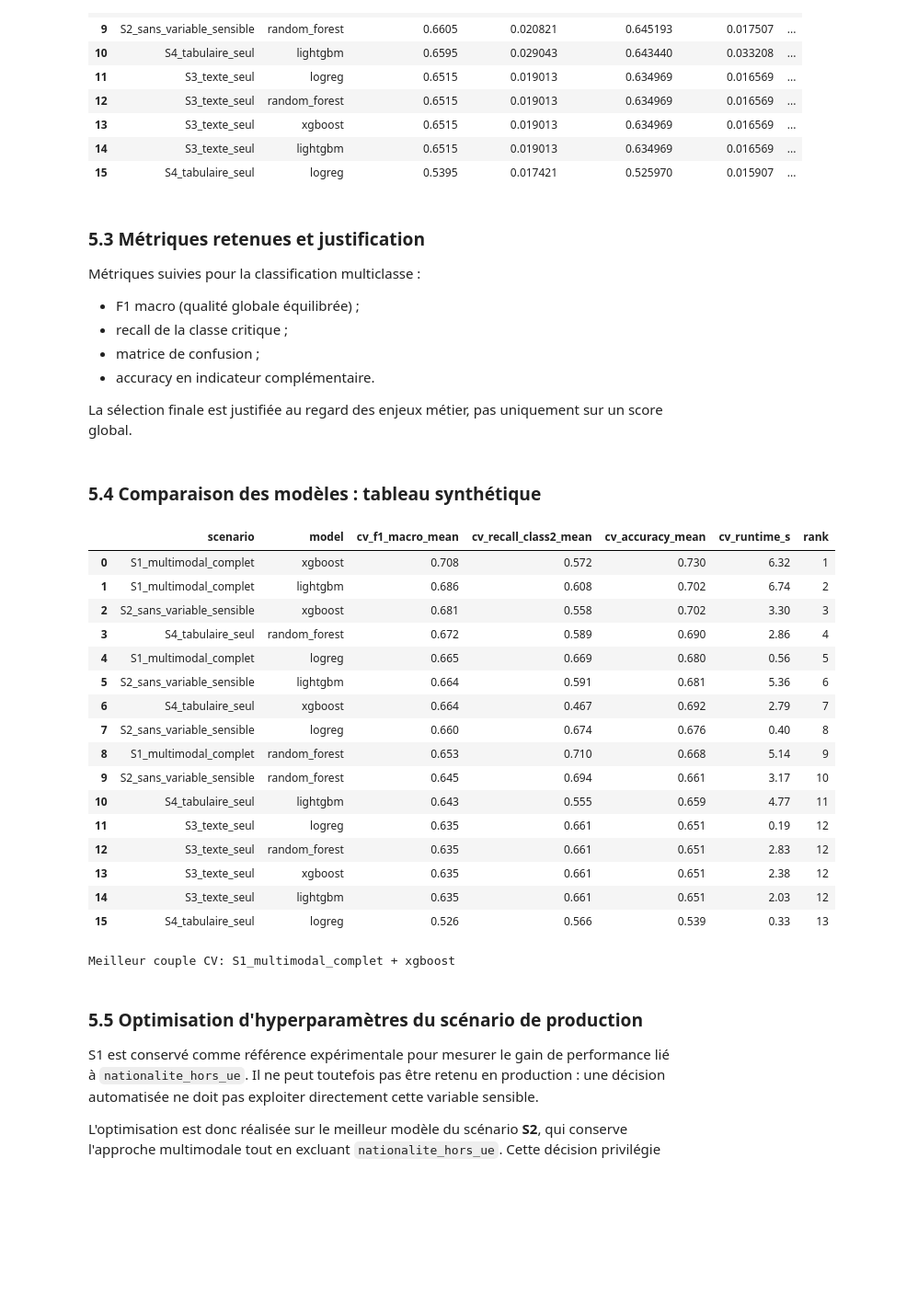
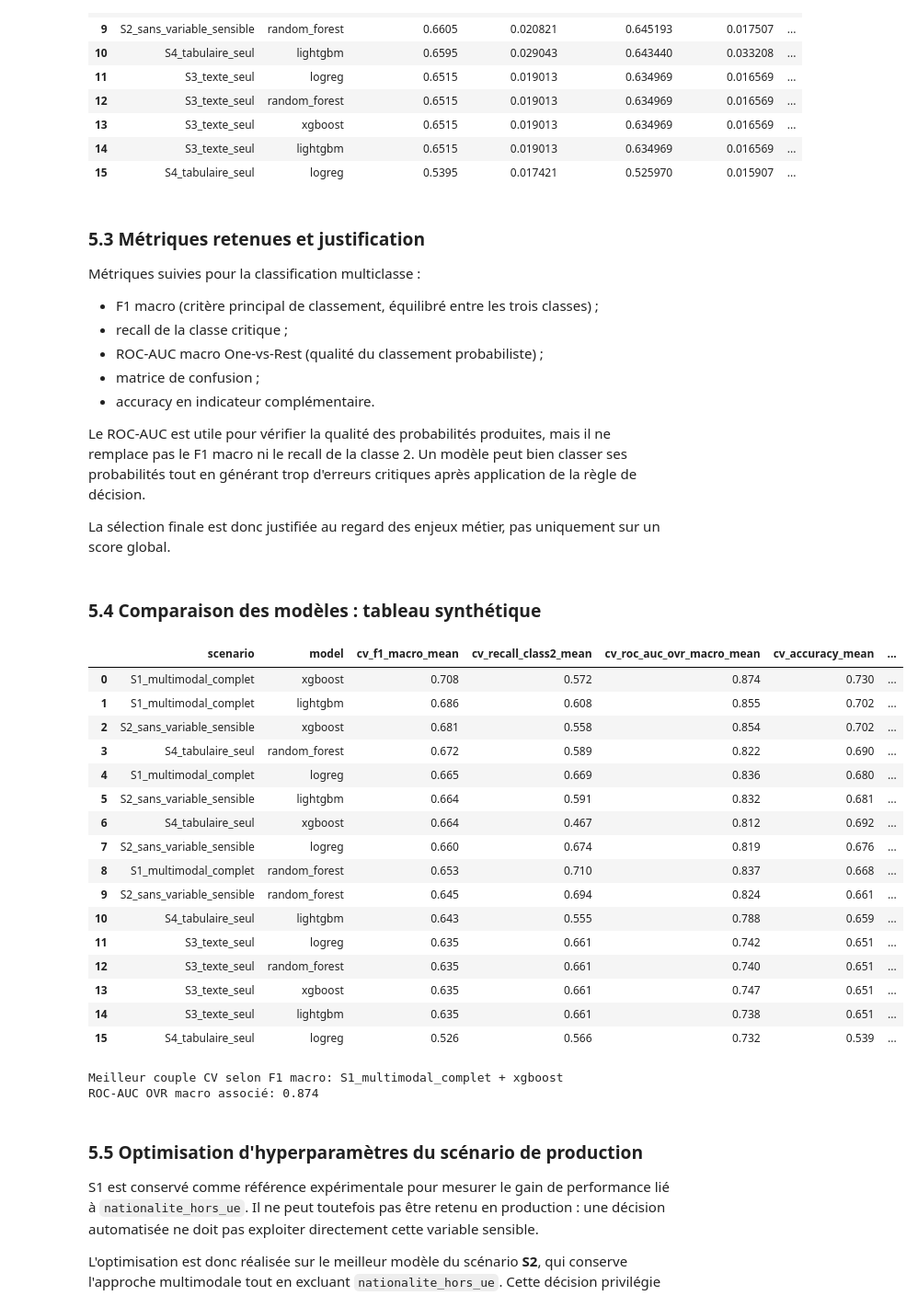
Before and after one commit to userZku/multimodal-classification, a Jupyter notebook: notebooks/multimodal-classification.ipynb, the cells around one changed output. Shown at 92% size. Cells and saved outputs as stored; diff of their text form; code cells hidden in the pictures; blank space fills up the shorter version.

```diff
--- a/notebooks/multimodal-classification.ipynb
+++ b/notebooks/multimodal-classification.ipynb
@@ -1105,6 +1105,7 @@ scoring = {
     "accuracy": "accuracy",
     "f1_macro": "f1_macro",
     "recall_class_2": make_scorer(recall_class_2),
+    "roc_auc_ovr_macro": "roc_auc_ovr",
 }
 
 candidate_models = {
@@ -1180,6 +1181,8 @@ for scen_name, scen_obj in scenario_data.items():
             "cv_f1_macro_std": float(np.std(scores["test_f1_macro"])),
             "cv_recall_class2_mean": float(np.mean(scores["test_recall_class_2"])),
             "cv_recall_class2_std": float(np.std(scores["test_recall_class_2"])),
+            "cv_roc_auc_ovr_macro_mean": float(np.mean(scores["test_roc_auc_ovr_macro"])),
+            "cv_roc_auc_ovr_macro_std": float(np.std(scores["test_roc_auc_ovr_macro"])),
             "cv_runtime_s": round(duration, 2),
         })
 
@@ -1211,63 +1214,70 @@ display(cv_results)
 ### 5.3 Métriques retenues et justification
 
 Métriques suivies pour la classification multiclasse :
-- F1 macro (qualité globale équilibrée) ;
+- F1 macro (critère principal de classement, équilibré entre les trois classes) ;
 - recall de la classe critique ;
+- ROC-AUC macro One-vs-Rest (qualité du classement probabiliste) ;
 - matrice de confusion ;
 - accuracy en indicateur complémentaire.
 
-La sélection finale est justifiée au regard des enjeux métier, pas uniquement sur un score global.
+Le ROC-AUC est utile pour vérifier la qualité des probabilités produites, mais il ne remplace pas le F1 macro ni le recall de la classe 2. Un modèle peut bien classer ses probabilités tout en générant trop d'erreurs critiques après application de la règle de décision.
+
+La sélection finale est donc justifiée au regard des enjeux métier, pas uniquement sur un score global.
 # %% [markdown]
 ### 5.4 Comparaison des modèles : tableau synthétique
 # %%
 assert "cv_results" in globals(), "Exécuter la cellule 5.2 avant la comparaison"
 
 comparison_cols = [
     "scenario",
     "model",
     "cv_f1_macro_mean",
     "cv_recall_class2_mean",
+    "cv_roc_auc_ovr_macro_mean",
     "cv_accuracy_mean",
     "cv_runtime_s",
 ]
 
 comparison_table = cv_results[comparison_cols].copy()
 comparison_table["rank"] = comparison_table["cv_f1_macro_mean"].rank(
     ascending=False, method="dense"
 ).astype(int)
 
 comparison_table = comparison_table.sort_values(["rank", "cv_recall_class2_mean"]).reset_index(drop=True)
 
 display(comparison_table.style.format({
     "cv_f1_macro_mean": "{:.3f}",
     "cv_recall_class2_mean": "{:.3f}",
+    "cv_roc_auc_ovr_macro_mean": "{:.3f}",
     "cv_accuracy_mean": "{:.3f}",
     "cv_runtime_s": "{:.2f}",
 }))
 
 best_row = comparison_table.iloc[0]
 best_scenario = best_row["scenario"]
 best_model_name = best_row["model"]
-print(f"Meilleur couple CV: {best_scenario} + {best_model_name}")
+print(f"Meilleur couple CV selon F1 macro: {best_scenario} + {best_model_name}")
+print(f"ROC-AUC OVR macro associé: {best_row['cv_roc_auc_ovr_macro_mean']:.3f}")
 # %% [output]
-|  | scenario | model | cv_f1_macro_mean | cv_recall_class2_mean | cv_accuracy_mean | cv_runtime_s | rank |
-| 0 | S1_multimodal_complet | xgboost | 0.708 | 0.572 | 0.730 | 6.32 | 1 |
-| 1 | S1_multimodal_complet | lightgbm | 0.686 | 0.608 | 0.702 | 6.74 | 2 |
-| 2 | S2_sans_variable_sensible | xgboost | 0.681 | 0.558 | 0.702 | 3.30 | 3 |
-| 3 | S4_tabulaire_seul | random_forest | 0.672 | 0.589 | 0.690 | 2.86 | 4 |
-| 4 | S1_multimodal_complet | logreg | 0.665 | 0.669 | 0.680 | 0.56 | 5 |
-| 5 | S2_sans_variable_sensible | lightgbm | 0.664 | 0.591 | 0.681 | 5.36 | 6 |
-| 6 | S4_tabulaire_seul | xgboost | 0.664 | 0.467 | 0.692 | 2.79 | 7 |
-| 7 | S2_sans_variable_sensible | logreg | 0.660 | 0.674 | 0.676 | 0.40 | 8 |
-| 8 | S1_multimodal_complet | random_forest | 0.653 | 0.710 | 0.668 | 5.14 | 9 |
-| 9 | S2_sans_variable_sensible | random_forest | 0.645 | 0.694 | 0.661 | 3.17 | 10 |
-| 10 | S4_tabulaire_seul | lightgbm | 0.643 | 0.555 | 0.659 | 4.77 | 11 |
-| 11 | S3_texte_seul | logreg | 0.635 | 0.661 | 0.651 | 0.19 | 12 |
-| 12 | S3_texte_seul | random_forest | 0.635 | 0.661 | 0.651 | 2.83 | 12 |
-| 13 | S3_texte_seul | xgboost | 0.635 | 0.661 | 0.651 | 2.38 | 12 |
-| 14 | S3_texte_seul | lightgbm | 0.635 | 0.661 | 0.651 | 2.03 | 12 |
-| 15 | S4_tabulaire_seul | logreg | 0.526 | 0.566 | 0.539 | 0.33 | 13 |
+|  | scenario | model | cv_f1_macro_mean | cv_recall_class2_mean | cv_roc_auc_ovr_macro_mean | cv_accuracy_mean | ... |
+| 0 | S1_multimodal_complet | xgboost | 0.708 | 0.572 | 0.874 | 0.730 | ... |
+| 1 | S1_multimodal_complet | lightgbm | 0.686 | 0.608 | 0.855 | 0.702 | ... |
+| 2 | S2_sans_variable_sensible | xgboost | 0.681 | 0.558 | 0.854 | 0.702 | ... |
+| 3 | S4_tabulaire_seul | random_forest | 0.672 | 0.589 | 0.822 | 0.690 | ... |
+| 4 | S1_multimodal_complet | logreg | 0.665 | 0.669 | 0.836 | 0.680 | ... |
+| 5 | S2_sans_variable_sensible | lightgbm | 0.664 | 0.591 | 0.832 | 0.681 | ... |
+| 6 | S4_tabulaire_seul | xgboost | 0.664 | 0.467 | 0.812 | 0.692 | ... |
+| 7 | S2_sans_variable_sensible | logreg | 0.660 | 0.674 | 0.819 | 0.676 | ... |
+| 8 | S1_multimodal_complet | random_forest | 0.653 | 0.710 | 0.837 | 0.668 | ... |
+| 9 | S2_sans_variable_sensible | random_forest | 0.645 | 0.694 | 0.824 | 0.661 | ... |
+| 10 | S4_tabulaire_seul | lightgbm | 0.643 | 0.555 | 0.788 | 0.659 | ... |
+| 11 | S3_texte_seul | logreg | 0.635 | 0.661 | 0.742 | 0.651 | ... |
+| 12 | S3_texte_seul | random_forest | 0.635 | 0.661 | 0.740 | 0.651 | ... |
+| 13 | S3_texte_seul | xgboost | 0.635 | 0.661 | 0.747 | 0.651 | ... |
+| 14 | S3_texte_seul | lightgbm | 0.635 | 0.661 | 0.738 | 0.651 | ... |
+| 15 | S4_tabulaire_seul | logreg | 0.526 | 0.566 | 0.732 | 0.539 | ... |
-Meilleur couple CV: S1_multimodal_complet + xgboost
+Meilleur couple CV selon F1 macro: S1_multimodal_complet + xgboost
+ROC-AUC OVR macro associé: 0.874
 # %% [markdown]
 ### 5.5 Optimisation d'hyperparamètres du scénario de production
 
```
Also changed, not shown: parts of 4 cells of this notebook.
